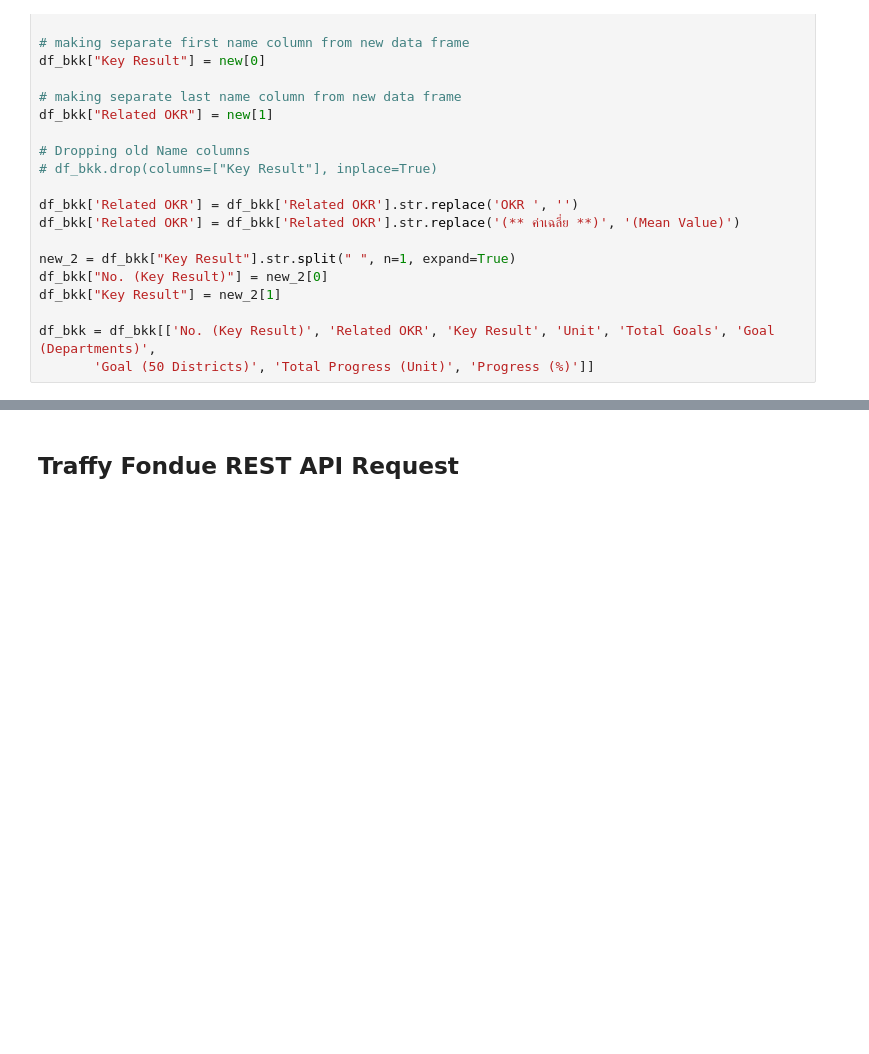
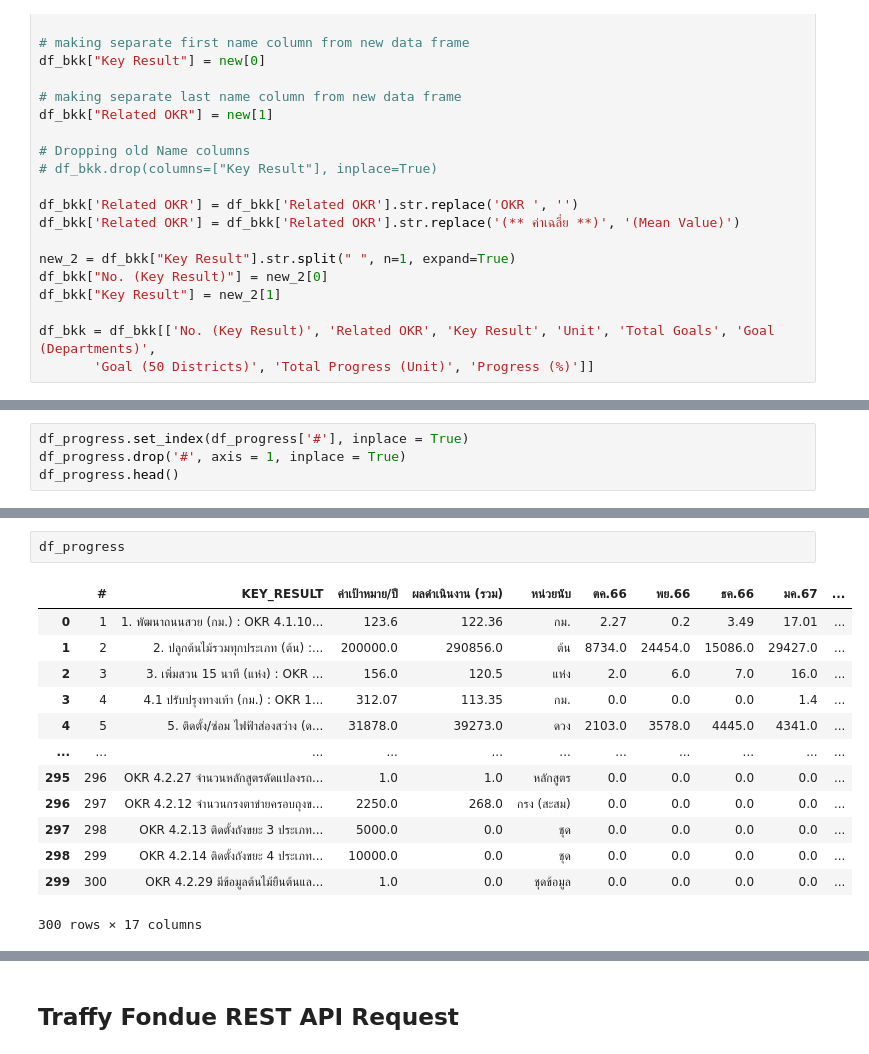
Before and after one commit to SKT-Sukatat/BKK_Policy_Tracker_Dashboard, a Jupyter notebook: BKK_Data_Cleansing.ipynb, the cells around one changed output, grey strips where cells are left out. Drawn from its saved outputs; the diff is of its cells as text; blank space fills up the shorter version.

```diff
--- a/BKK_Data_Cleansing.ipynb
+++ b/BKK_Data_Cleansing.ipynb
@@ -115,0 +204,4 @@ df_bkk
+# %%
+df_progress.set_index(df_progress['#'], inplace = True)
+df_progress.drop('#', axis = 1, inplace = True)
+df_progress.head()
@@ -115,0 +223,16 @@ df_bkk
+# %%
+df_progress
+# %% [output]
+|  | # | KEY_RESULT | ค่าเป้าหมาย/ปี | ผลดำเนินงาน (รวม) | หน่วยนับ | ตค.66 | พย.66 | ธค.66 | มค.67 | ... |
+| 0 | 1 | 1. พัฒนาถนนสวย (กม.) : OKR 4.1.10... | 123.6 | 122.36 | กม. | 2.27 | 0.2 | 3.49 | 17.01 | ... |
+| 1 | 2 | 2. ปลูกต้นไม้รวมทุกประเภท (ต้น) :... | 200000.0 | 290856.0 | ต้น | 8734.0 | 24454.0 | 15086.0 | 29427.0 | ... |
+| 2 | 3 | 3. เพิ่มสวน 15 นาที (แห่ง) : OKR ... | 156.0 | 120.5 | แห่ง | 2.0 | 6.0 | 7.0 | 16.0 | ... |
+| 3 | 4 | 4.1 ปรับปรุงทางเท้า (กม.) : OKR 1... | 312.07 | 113.35 | กม. | 0.0 | 0.0 | 0.0 | 1.4 | ... |
+| 4 | 5 | 5. ติดตั้ง/ซ่อม ไฟฟ้าส่องสว่าง (ด... | 31878.0 | 39273.0 | ดวง | 2103.0 | 3578.0 | 4445.0 | 4341.0 | ... |
+| ... | ... | ... | ... | ... | ... | ... | ... | ... | ... | ... |
+| 295 | 296 | OKR 4.2.27 จำนวนหลักสูตรดัดแปลงรถ... | 1.0 | 1.0 | หลักสูตร | 0.0 | 0.0 | 0.0 | 0.0 | ... |
+| 296 | 297 | OKR 4.2.12 จำนวนกรงตาข่ายครอบถุงข... | 2250.0 | 268.0 | กรง (สะสม) | 0.0 | 0.0 | 0.0 | 0.0 | ... |
+| 297 | 298 | OKR 4.2.13 ติดตั้งถังขยะ 3 ประเภท... | 5000.0 | 0.0 | ชุด | 0.0 | 0.0 | 0.0 | 0.0 | ... |
+| 298 | 299 | OKR 4.2.14 ติดตั้งถังขยะ 4 ประเภท... | 10000.0 | 0.0 | ชุด | 0.0 | 0.0 | 0.0 | 0.0 | ... |
+| 299 | 300 | OKR 4.2.29 มีข้อมูลต้นไม้ยืนต้นแล... | 1.0 | 0.0 | ชุดข้อมูล | 0.0 | 0.0 | 0.0 | 0.0 | ... |
+300 rows × 17 columns
```
Also changed, not shown: parts of 14 cells of this notebook.
